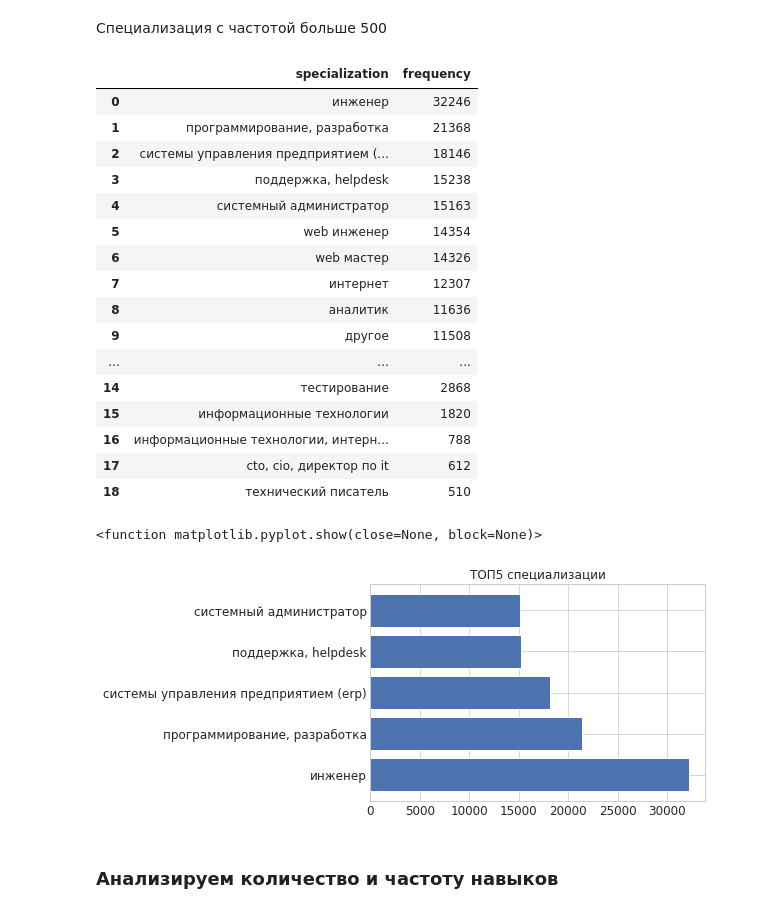
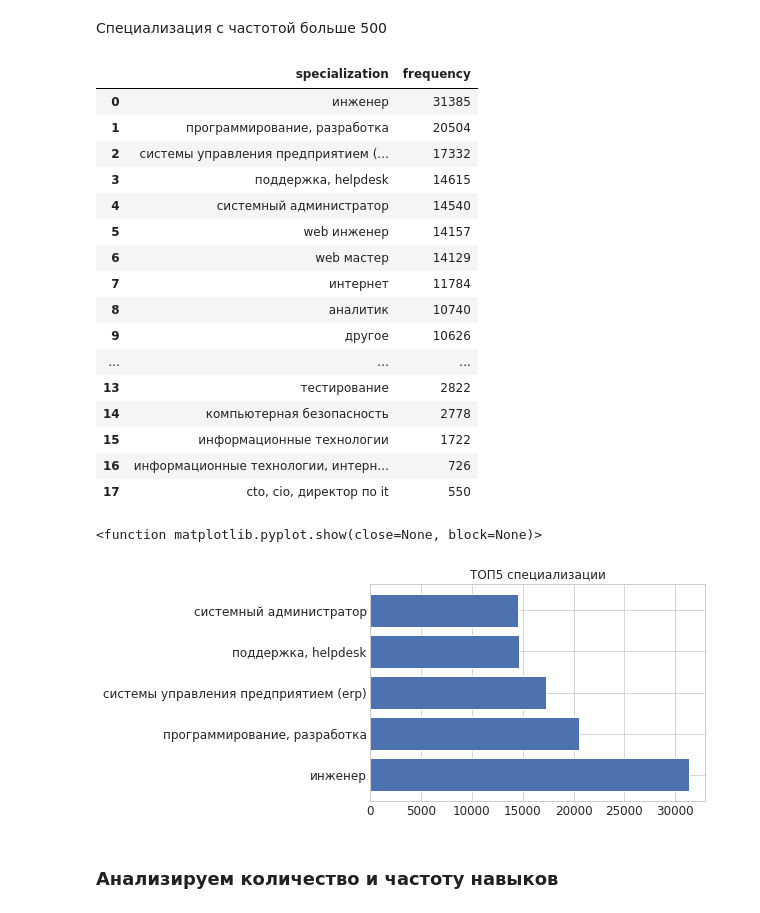
Before and after one commit to Serggi0/learn-data, a Jupyter notebook: tomsk/eda.ipynb, the cells around one changed output. Drawn from its saved outputs; the diff is of its cells as text; code cells hidden in the pictures.

Commit message:
aggregate df.name

```diff
--- a/tomsk/eda.ipynb
+++ b/tomsk/eda.ipynb
@@ -390,7 +367,10 @@ lst_not_it = [
     'арт',
     'агент',
     'строи',
-    'энергет'
+    'энергет',
+    'табель',
+    'плав',
+    'интерьер'
     ]
 # %% [markdown]
 Сепарируем столбец 'name' на 2 dataframe: 1) с наименованиями из списка 2) остальное
@@ -418,3 +454,7 @@ df = pd.concat([it_true, it_not_false], ignore_index=True)
+# %%
+pat = '|'.join(lst_not_it)
+temp_df = df[df['name'].str.contains(pat)]
+df = df[~df.index.isin(temp_df.index)]
 # %%
 df.shape
 # %% [output]
@@ -736,32 +731,32 @@ specialization_frequency
 specialization_frequency[specialization_frequency.frequency > 500]
 # %% [output]
 |  | specialization | frequency |
-| 0 | инженер | 32246 |
-| 1 | программирование, разработка | 21368 |
-| 2 | системы управления предприятием (... | 18146 |
-| 3 | поддержка, helpdesk | 15238 |
-| 4 | системный администратор | 15163 |
-| 5 | web инженер | 14354 |
-| 6 | web мастер | 14326 |
-| 7 | интернет | 12307 |
-| 8 | аналитик | 11636 |
-| 9 | другое | 11508 |
+| 0 | инженер | 31385 |
+| 1 | программирование, разработка | 20504 |
+| 2 | системы управления предприятием (... | 17332 |
+| 3 | поддержка, helpdesk | 14615 |
+| 4 | системный администратор | 14540 |
+| 5 | web инженер | 14157 |
+| 6 | web мастер | 14129 |
+| 7 | интернет | 11784 |
+| 8 | аналитик | 10740 |
+| 9 | другое | 10626 |
 | ... | ... | ... |
-| 14 | тестирование | 2868 |
-| 15 | информационные технологии | 1820 |
-| 16 | информационные технологии, интерн... | 788 |
-| 17 | cto, cio, директор по it | 612 |
-| 18 | технический писатель | 510 |
+| 13 | тестирование | 2822 |
+| 14 | компьютерная безопасность | 2778 |
+| 15 | информационные технологии | 1722 |
+| 16 | информационные технологии, интерн... | 726 |
+| 17 | cto, cio, директор по it | 550 |
 # %%
 plt.barh(
-    specialization_frequency[specialization_frequency.frequency > 15000].specialization.values,
-    specialization_frequency[specialization_frequency.frequency > 15000].frequency.values
+    specialization_frequency[specialization_frequency.frequency > 14500].specialization.values,
+    specialization_frequency[specialization_frequency.frequency > 14500].frequency.values
 )
 plt.title('ТОП5 специализации')
 plt.show
 # %% [output]
 <function matplotlib.pyplot.show(close=None, block=None)>
-[figure, old version]
+[figure, new version]
 # %% [markdown]
 ### Анализируем количество и частоту навыков
 # %% [markdown]
```
Also changed, not shown: parts of 75 cells of this notebook.
